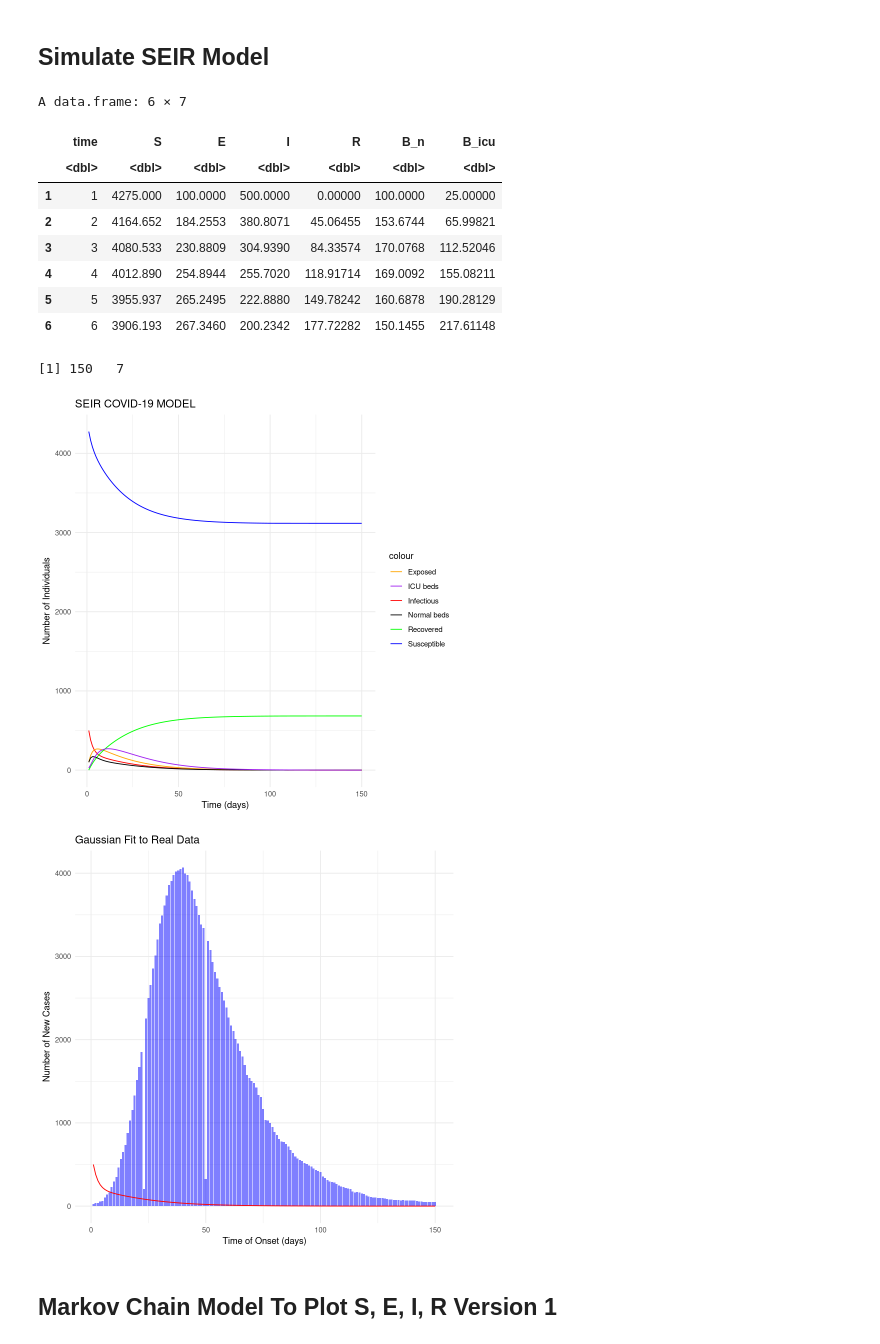
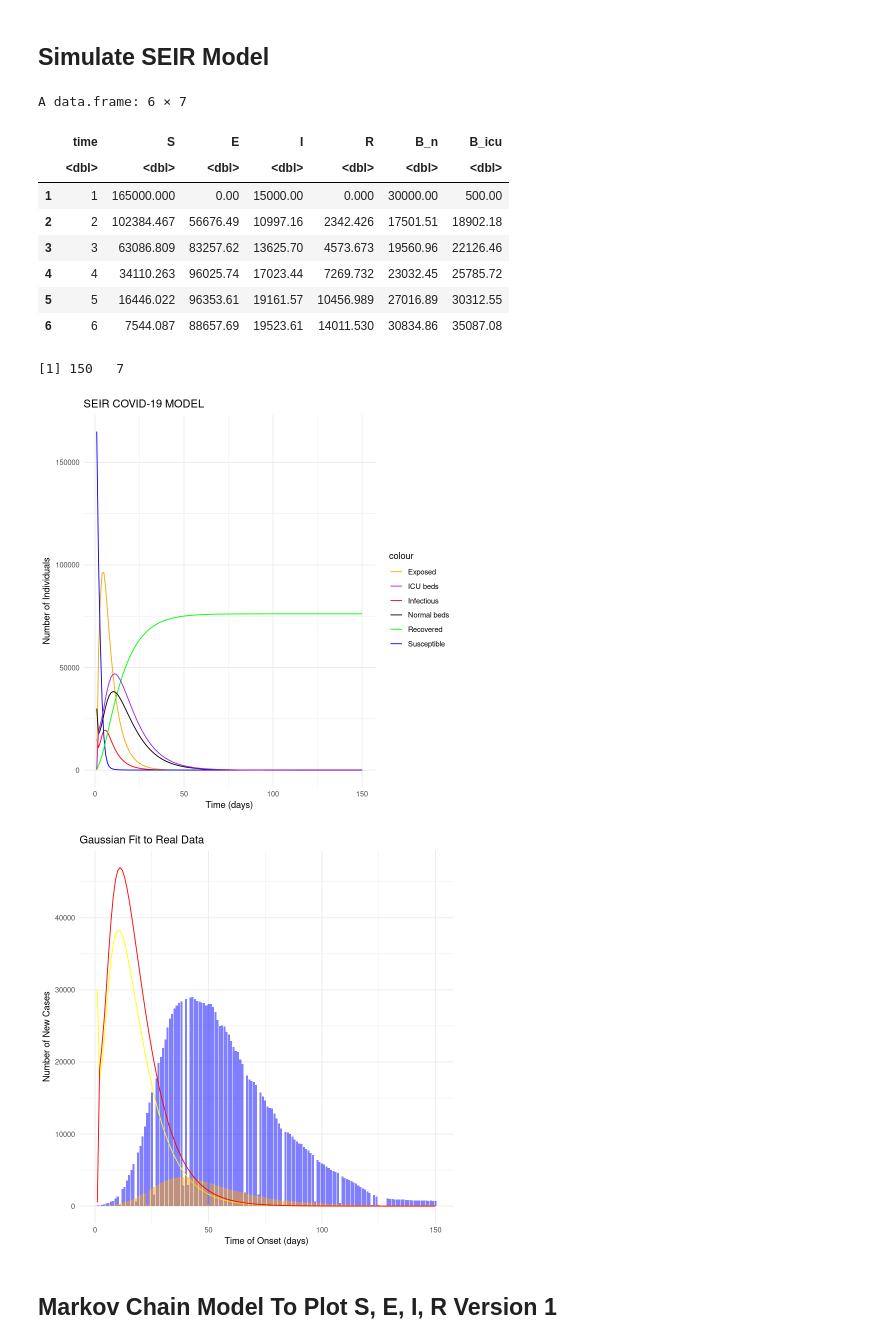
Before and after one commit to Vilmo18/COVID-19-Making-Decision, a Jupyter notebook: Covid_code_new.ipynb, the cells around one changed output. Cells and saved outputs as stored; diff of their text form; code cells hidden in the pictures.

Commit message:
Parameter changes and plots

```diff
--- a/Covid_code_new.ipynb
+++ b/Covid_code_new.ipynb
@@ -189,20 +194,20 @@ seir <- function(t, y, params) {
 # Parameters and initial conditions
 latent_period=5.6 #[days]
 params <- c(
-  beta_0 = 0.3,
-  beta_1 = 0.09,
+  beta_0 = 10,
+  beta_1 = 3,
   gamma = 1/12,
-  alpha =0.25   ,
-  lambda1 =  0.36,
-  lambda2 =0.015  ,
-  theta=1/15,
-  delta=1/8,
+  alpha = 0.75   ,
+  lambda1 =2,
+  lambda2 =1.5  ,
+  theta = 1/15,
+  delta = 1/8,
   tau = 100,
   q = 25,
-  N = 5000 ,
+  N = 250000 ,
   sigma=1/latent_period  )
 
-initial_conditions <- c(S =4275, E = 100, I = 500, R = 0, B_n=100,B_icu=25)
+initial_conditions <- c(S =165000, E = 0, I = 15000, R = 0, B_n=30000,B_icu=500)
 times <- seq(1, 150, by = 1)
 # %% [markdown]
 ## Simulate SEIR Model
@@ -218,12 +223,12 @@ head(seir_df)
 A data.frame: 6 × 7
 |  | time | S | E | I | R | B_n | B_icu |
 |  | <dbl> | <dbl> | <dbl> | <dbl> | <dbl> | <dbl> | <dbl> |
-| 1 | 1 | 4275.000 | 100.0000 | 500.0000 | 0.00000 | 100.0000 | 25.00000 |
-| 2 | 2 | 4164.652 | 184.2553 | 380.8071 | 45.06455 | 153.6744 | 65.99821 |
-| 3 | 3 | 4080.533 | 230.8809 | 304.9390 | 84.33574 | 170.0768 | 112.52046 |
-| 4 | 4 | 4012.890 | 254.8944 | 255.7020 | 118.91714 | 169.0092 | 155.08211 |
-| 5 | 5 | 3955.937 | 265.2495 | 222.8880 | 149.78242 | 160.6878 | 190.28129 |
-| 6 | 6 | 3906.193 | 267.3460 | 200.2342 | 177.72282 | 150.1455 | 217.61148 |
+| 1 | 1 | 165000.000 | 0.00 | 15000.00 | 0.000 | 30000.00 | 500.00 |
+| 2 | 2 | 102384.467 | 56676.49 | 10997.16 | 2342.426 | 17501.51 | 18902.18 |
+| 3 | 3 | 63086.809 | 83257.62 | 13625.70 | 4573.673 | 19560.96 | 22126.46 |
+| 4 | 4 | 34110.263 | 96025.74 | 17023.44 | 7269.732 | 23032.45 | 25785.72 |
+| 5 | 5 | 16446.022 | 96353.61 | 19161.57 | 10456.989 | 27016.89 | 30312.55 |
+| 6 | 6 | 7544.087 | 88657.69 | 19523.61 | 14011.530 | 30834.86 | 35087.08 |
 # %%
 dim(seir_df)
 # %% [output]
@@ -242,17 +247,19 @@ ggplot(seir_df, aes(x = time)) +
   scale_color_manual(values = c("Infectious" = "red", "Exposed" = "orange", "Susceptible" = "blue", "Recovered" ="green","Normal beds" = "black","ICU beds" = "purple")) +
   theme_minimal()
 # %% [output]
-[figure, old version]
+[figure, new version]
 # %%
 # Plot the real data and Gaussian fit
 ggplot() +
-  geom_bar(data = covid_bed, aes(x = times, y = icu), stat = "identity", fill = "blue", alpha = 0.5) +
-  geom_line(data = seir_df, aes(x = times, y = I), color = "red") +
+  geom_bar(data = covid_bed, aes(x = times, y = non_icu), stat = "identity", fill = "blue", alpha = 0.5) +
+  geom_line(data = seir_df, aes(x = times, y = B_n), color = "yellow") +
+geom_bar(data = covid_bed, aes(x = times, y = icu), stat = "identity", fill = "orange", alpha = 0.5) +
+  geom_line(data = seir_df, aes(x = times, y = B_icu), color = "red") +
   labs(title = "Gaussian Fit to Real Data",
        x = "Time of Onset (days)", y = "Number of New Cases") +
   theme_minimal()
 # %% [output]
-[figure, old version]
+[figure, new version]
 # %% [markdown]
 ## Markov Chain Model To Plot S, E, I, R  Version 1
 # %%
```
Also changed, not shown: parts of 4 cells of this notebook.
